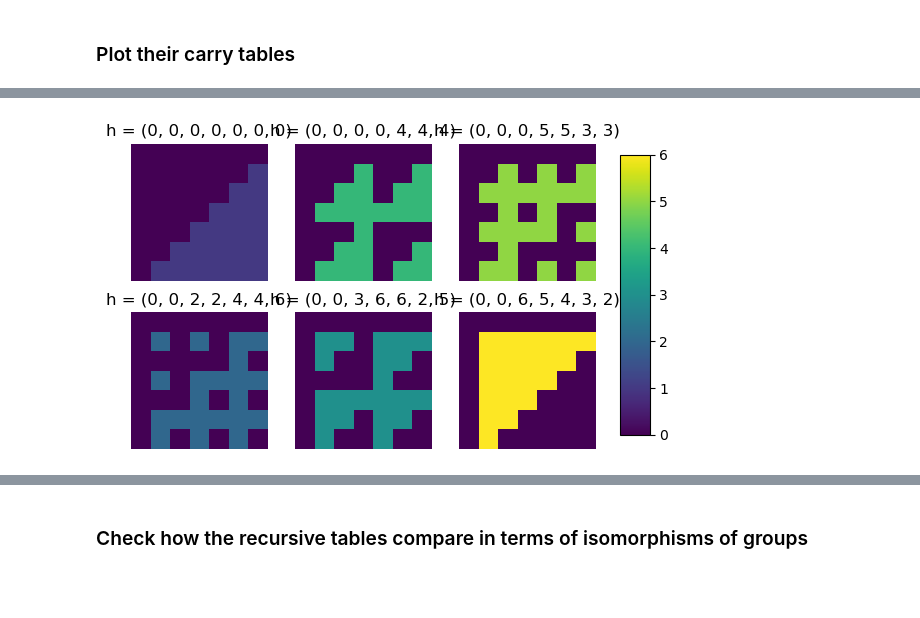
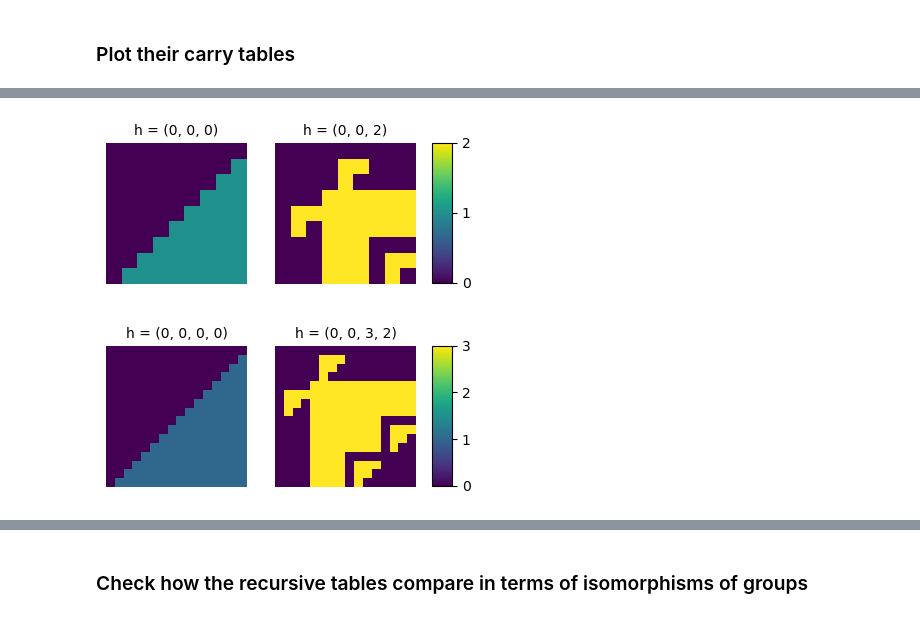
Before and after one commit to cutterdawes/BaseAddition, a Jupyter notebook: carry_tables.ipynb, the cells around one changed output, grey strips where cells are left out. Drawn from its saved outputs; the diff is of its cells as text; code cells hidden in the pictures; blank space fills up the shorter version.

```diff
--- a/carry_tables.ipynb
+++ b/carry_tables.ipynb
@@ -113,4 +84,8 @@ show_tables(tables6, 6)
-# %%
-show_tables(tables7, 7)
-# %% [output]
-[figure, removed]
+# %%
+functions.show_tables(tables3, 3, depth=2)
+# %% [output]
+[figure, added]
+# %%
+functions.show_tables(tables4, 4, depth=2)
+# %% [output]
+[figure, added]
```
Also changed, not shown: parts of 14 cells of this notebook, 1 other file.
